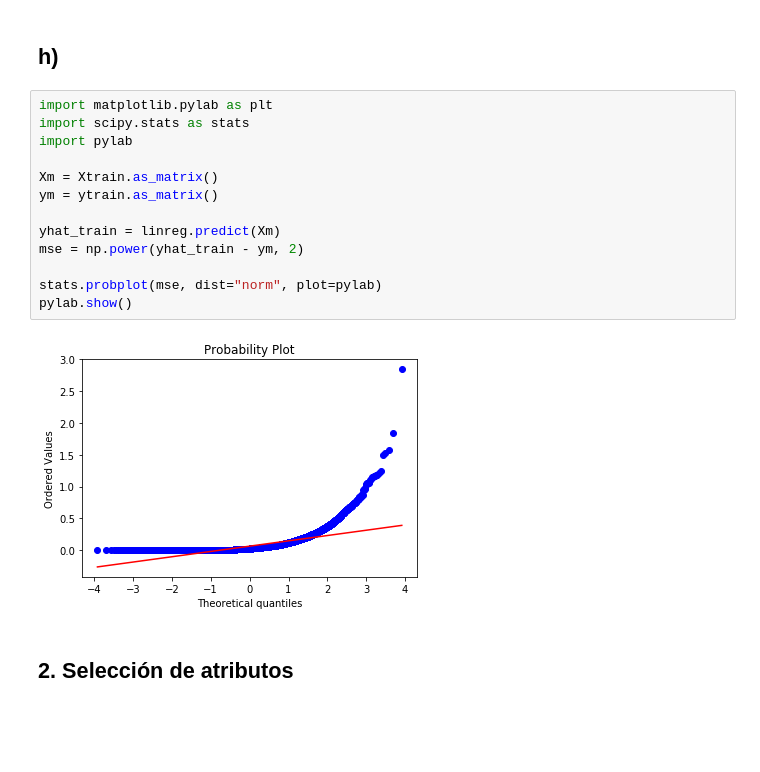
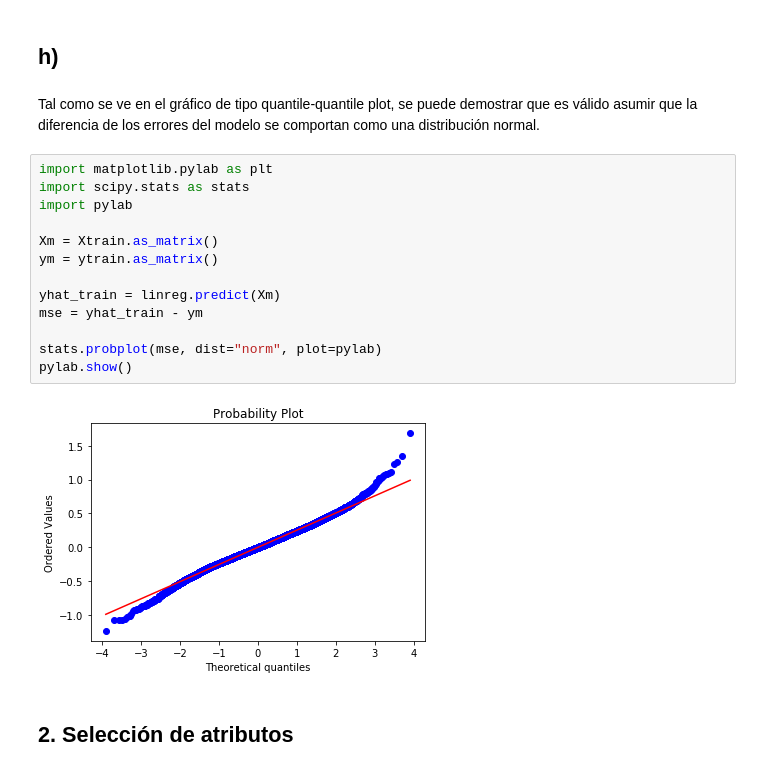
Before and after one commit to matiasarayac/tarea1-ML, a Jupyter notebook: tarea1.ipynb, the cells around one changed output. Cells and saved outputs as stored; diff of their text form; blank space fills up the shorter version.

```diff
--- a/tarea1.ipynb
+++ b/tarea1.ipynb
@@ -162,21 +162,23 @@ print (mse_test)
 0.0652592512373
 # %% [markdown]
 ## h)
+# %% [markdown]
+Tal como se ve en el gráfico de tipo quantile-quantile plot, se puede demostrar que es válido asumir que la diferencia de los errores del modelo se comportan como una distribución normal.
 # %%
 import matplotlib.pylab as plt
 import scipy.stats as stats
 import pylab
 
 Xm = Xtrain.as_matrix()
 ym = ytrain.as_matrix()
 
 yhat_train = linreg.predict(Xm)
-mse = np.power(yhat_train - ym, 2)
+mse = yhat_train - ym
 
 stats.probplot(mse, dist="norm", plot=pylab)
 pylab.show()
 # %% [output]
-[figure, old version]
+[figure, new version]
 # %% [markdown]
 ## 2. Selección de atributos
 # %% [markdown]
```
Also changed, not shown: parts of 2 cells of this notebook.
